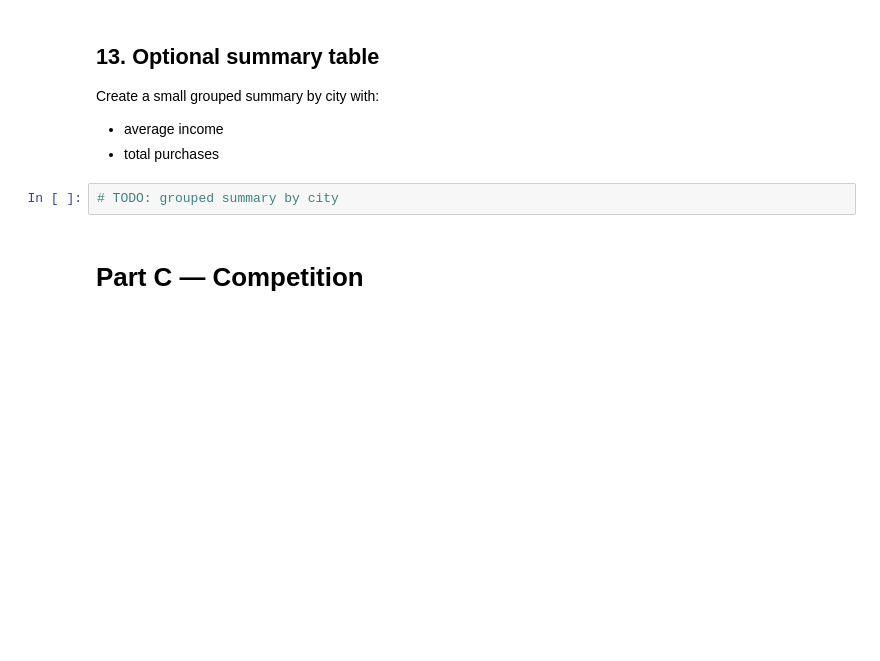
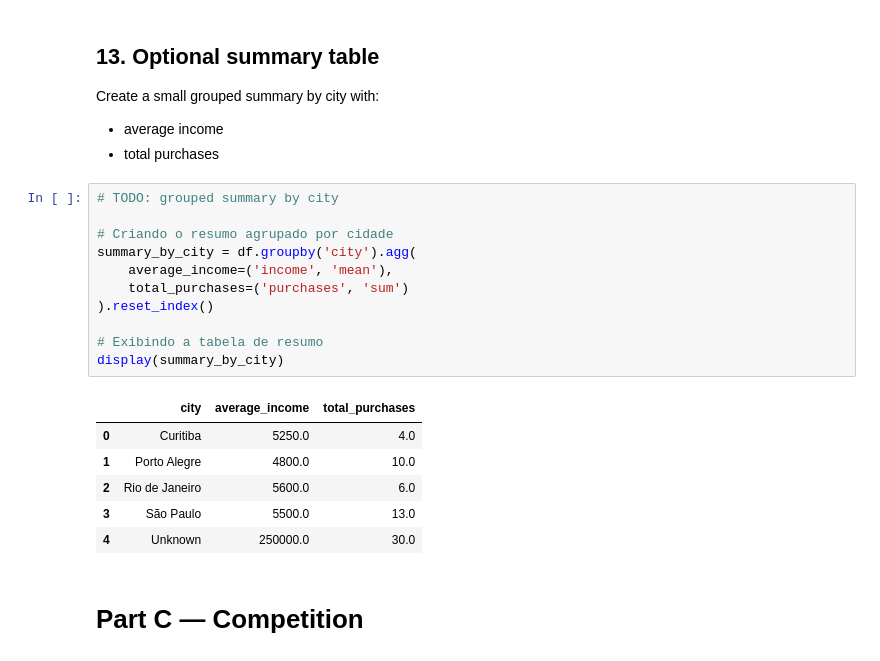
Before and after one commit to CristopherWallau/DataScience-I, a Jupyter notebook: lab02_task.ipynb, the cells around one changed output. Drawn from its saved outputs; the diff is of its cells as text; blank space fills up the shorter version.

```diff
--- a/lab02_task.ipynb
+++ b/lab02_task.ipynb
@@ -588,6 +589,22 @@ Create a small grouped summary by city with:
 - total purchases
 # %%
 # TODO: grouped summary by city
+
+# Criando o resumo agrupado por cidade
+summary_by_city = df.groupby('city').agg(
+    average_income=('income', 'mean'),
+    total_purchases=('purchases', 'sum')
+).reset_index()
+
+# Exibindo a tabela de resumo
+display(summary_by_city)
+# %% [output]
+|  | city | average_income | total_purchases |
+| 0 | Curitiba | 5250.0 | 4.0 |
+| 1 | Porto Alegre | 4800.0 | 10.0 |
+| 2 | Rio de Janeiro | 5600.0 | 6.0 |
+| 3 | São Paulo | 5500.0 | 13.0 |
+| 4 | Unknown | 250000.0 | 30.0 |
 # %% [markdown]
 # Part C — Competition
 # %% [markdown]
```
Also changed, not shown: parts of 4 cells of this notebook, 1 other file.
